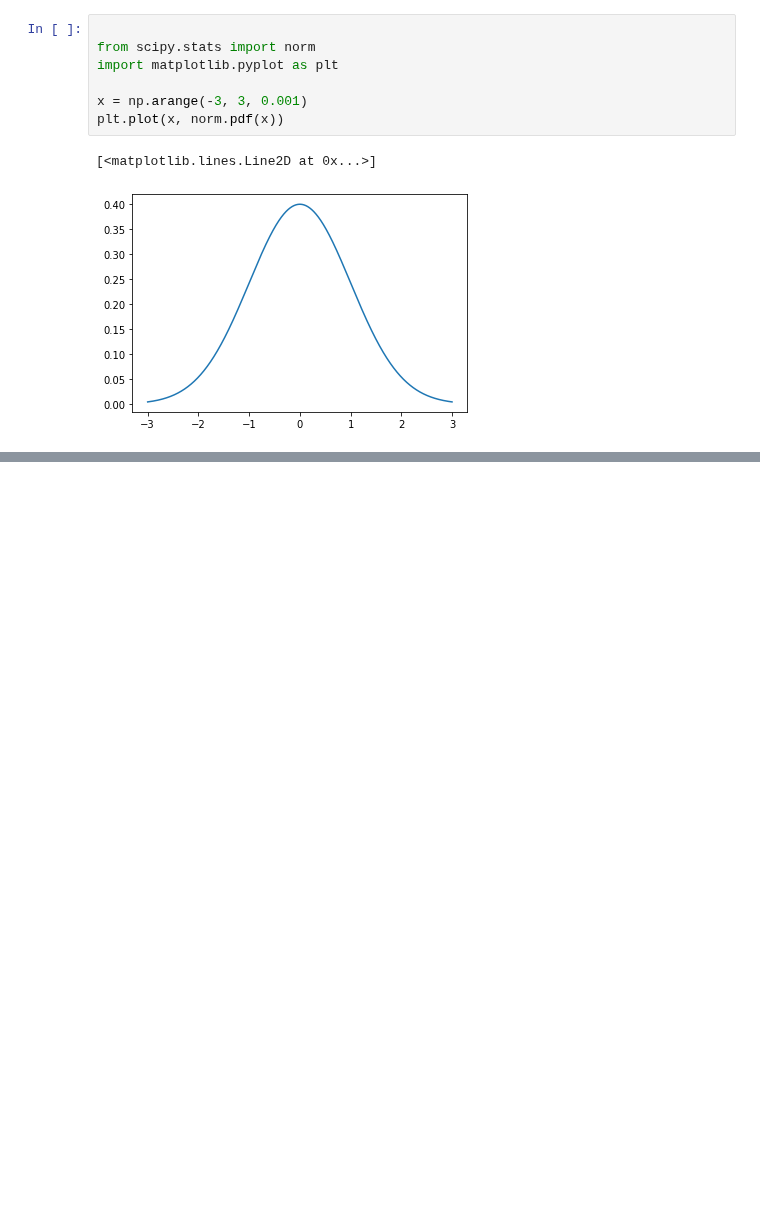
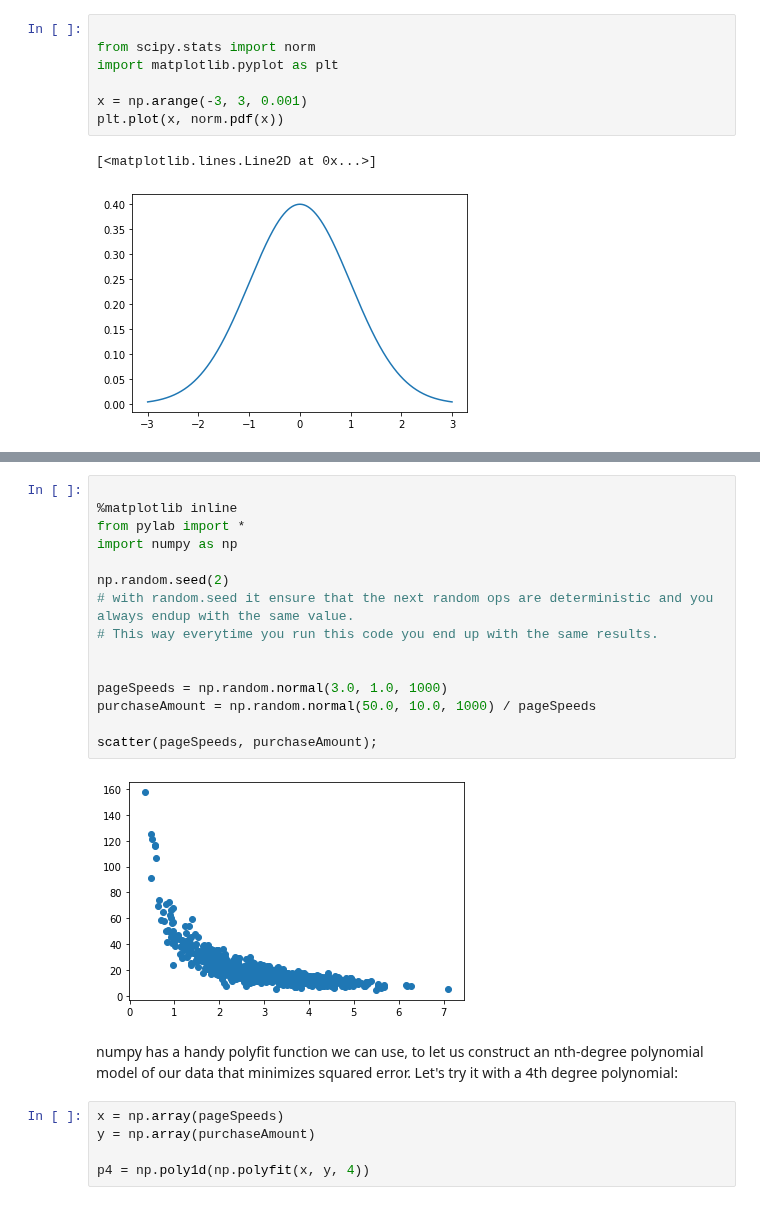
Before and after one commit to dariushazimi/notebooks, a Jupyter notebook: Machine_learning_data_science_and_deep_learning_with_python.ipynb, the cells around one changed output, grey strips where cells are left out. Cells and saved outputs as stored; diff of their text form; blank space fills up the shorter version.

```diff
--- a/Machine_learning_data_science_and_deep_learning_with_python.ipynb
+++ b/Machine_learning_data_science_and_deep_learning_with_python.ipynb
@@ -442,0 +491,24 @@ plt.plot(x, norm.pdf(x))
+# %%
+
+%matplotlib inline
+from pylab import *
+import numpy as np
+
+np.random.seed(2)
+# with random.seed it ensure that the next random ops are deterministic and you always endup with the same value.
+# This way everytime you run this code you end up with the same results.
+
+
+pageSpeeds = np.random.normal(3.0, 1.0, 1000)
+purchaseAmount = np.random.normal(50.0, 10.0, 1000) / pageSpeeds
+
+scatter(pageSpeeds, purchaseAmount);
+# %% [output]
+[figure, added]
+# %% [markdown]
+numpy has a handy polyfit function we can use, to let us construct an nth-degree polynomial model of our data that minimizes squared error. Let's try it with a 4th degree polynomial:
+# %%
+x = np.array(pageSpeeds)
+y = np.array(purchaseAmount)
+
+p4 = np.poly1d(np.polyfit(x, y, 4))
```
Also changed, not shown: parts of 17 cells of this notebook.
